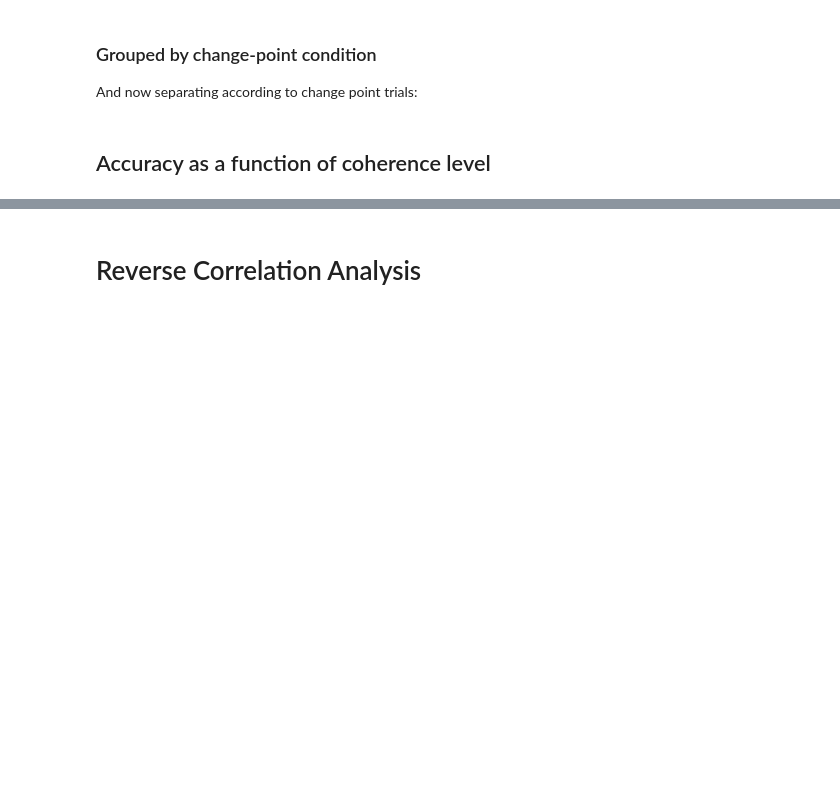
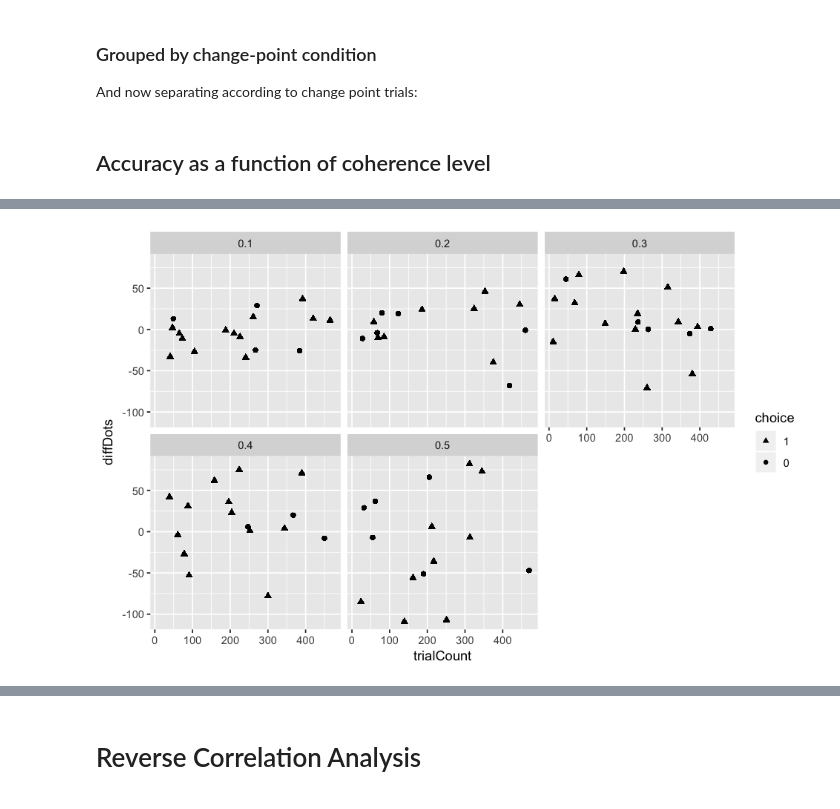
Before and after one commit to TheGoldLab/Analysis_SingleCP_DotsReversal, a Jupyter notebook: Jupyter/pilot11.ipynb, the cells around one changed output, grey strips where cells are left out. Cells and saved outputs as stored; diff of their text form; code cells hidden in the pictures; blank space fills up the shorter version.

```diff
--- a/Jupyter/pilot11.ipynb
+++ b/Jupyter/pilot11.ipynb
@@ -711,0 +779,23 @@ ggplot(accCoh, aes(x=coherence, y=accuracy)) +
+# %%
+zeroCohTrials <- TRIALS[!is.na(trialCount) & coherence == 0, .(choice, viewingDuration), by=trialCount]
+setkey(zeroCohTrials, trialCount)
+setkey(DOTS, trialCount)
+zeroCohDots <- zeroCohTrials[DOTS, nomatch=0]
+# nrow(zeroCohTrials)
+# nrow(zeroCohDots[,.N,by=trialCount])
+
+# add boolean columns to flag hemifield location of dots
+zeroCohDots[,`:=`(rightDots = xpos>=0.5 & isActive, leftDots = xpos < 0.5 & isActive)]
+diffDots <- zeroCohDots[,diffDots:=sum(rightDots)-sum(leftDots), by=trialCount]
+
+
+# control output figure size
+options(repr.plot.width=8, repr.plot.height=5)
+
+ggplot(diffDots, aes(x=trialCount, y=diffDots)) +
+    geom_point(aes(shape=factor(choice))) +
+    facet_wrap( ~ viewingDuration) +
+    guides(shape = guide_legend(reverse=T)) +
+    labs(shape="choice")
+# %% [output]
+[figure, added]
```
Also changed, not shown: parts of 16 cells of this notebook.
